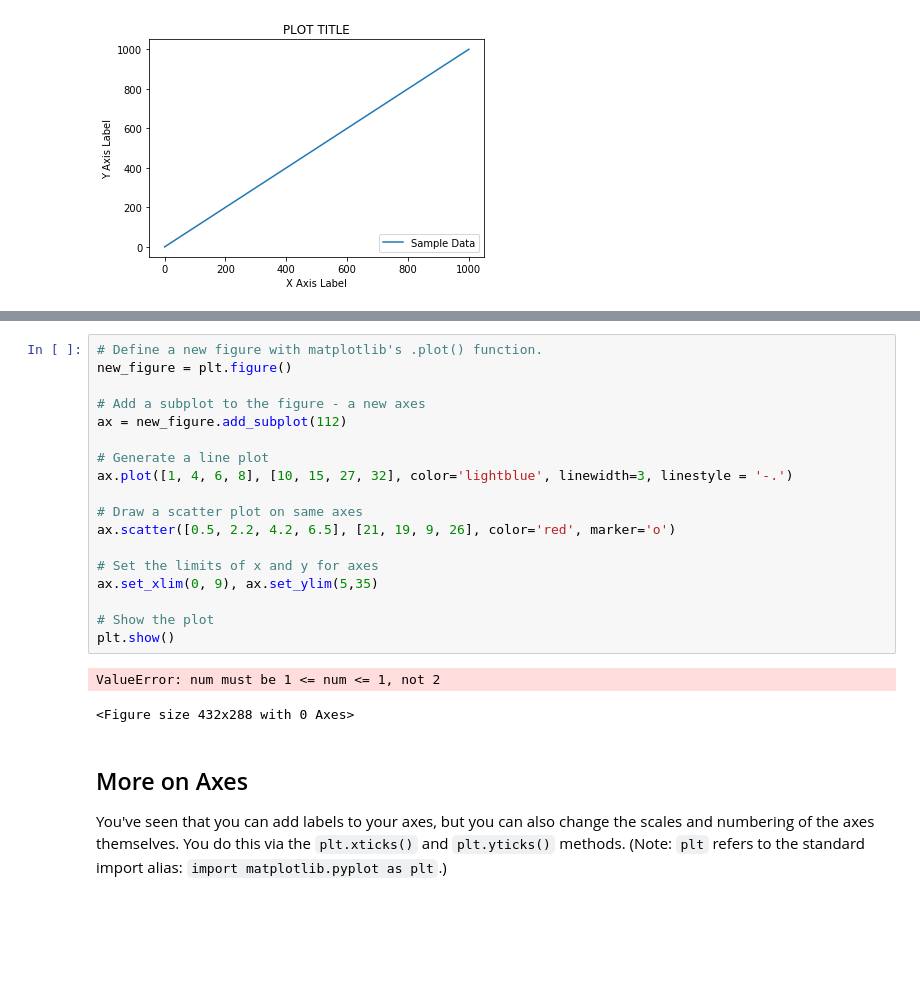
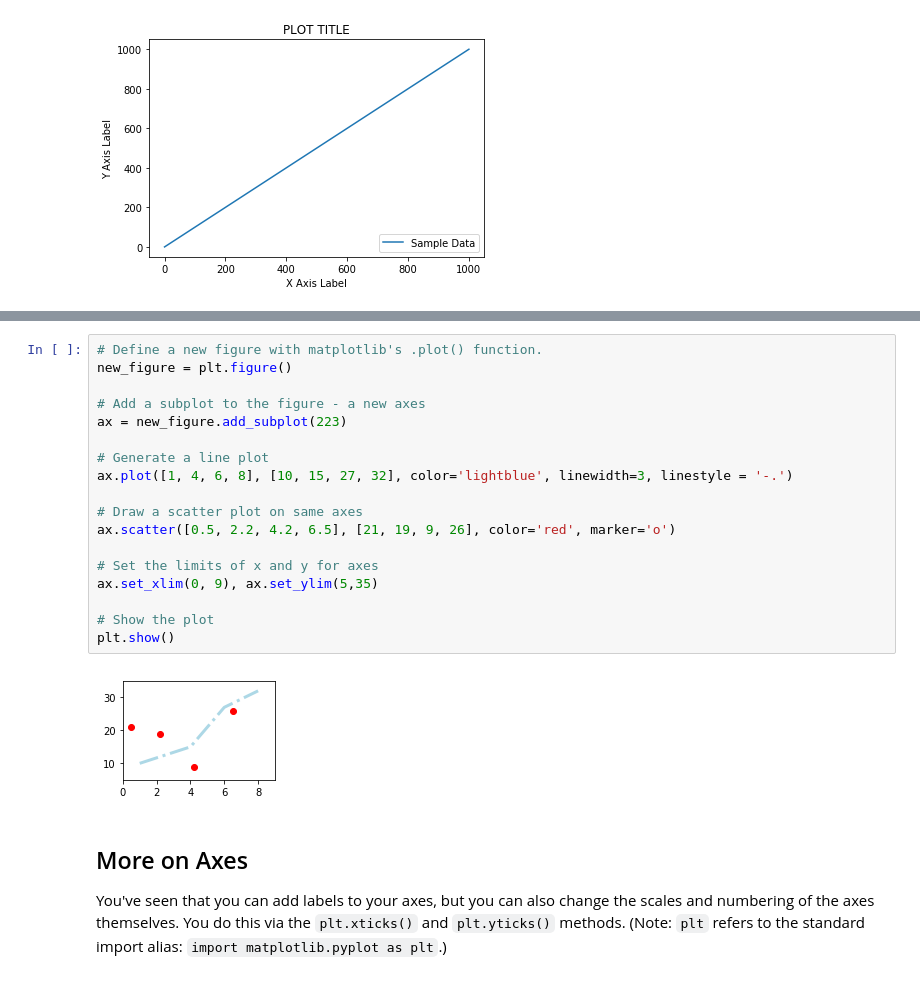
Before and after one commit to khayes847/dsc-more-practice-with-matplotlib-dc-ds-071519, a Jupyter notebook: index.ipynb, the cells around one changed output, grey strips where cells are left out. Drawn from its saved outputs; the diff is of its cells as text; blank space fills up the shorter version.

```diff
--- a/index.ipynb
+++ b/index.ipynb
@@ -113,24 +113,23 @@ Let's see all of above in action with another plot. Here we declare a new figure
 # %%
 # Define a new figure with matplotlib's .plot() function.
 new_figure = plt.figure()
 
 # Add a subplot to the figure - a new axes
-ax = new_figure.add_subplot(112)
+ax = new_figure.add_subplot(223)
 
 # Generate a line plot
 ax.plot([1, 4, 6, 8], [10, 15, 27, 32], color='lightblue', linewidth=3, linestyle = '-.')
 
 # Draw a scatter plot on same axes
 ax.scatter([0.5, 2.2, 4.2, 6.5], [21, 19, 9, 26], color='red', marker='o')
 
 # Set the limits of x and y for axes
 ax.set_xlim(0, 9), ax.set_ylim(5,35)
 
 # Show the plot
 plt.show()
 # %% [output]
-ValueError: num must be 1 <= num <= 1, not 2
-<Figure size 432x288 with 0 Axes>
+[figure, added]
 # %% [markdown]
 ## More on Axes
 
```
